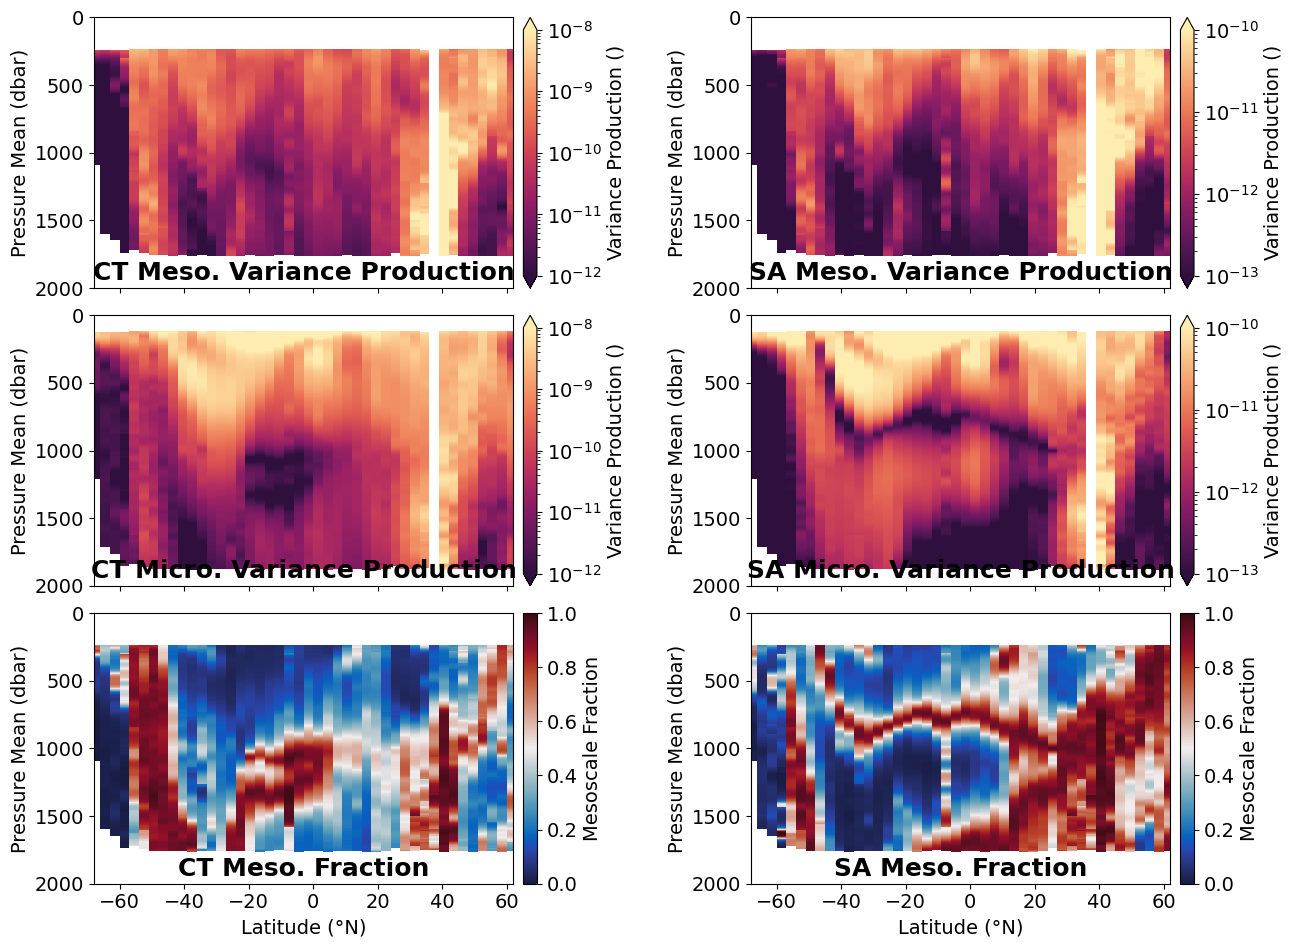
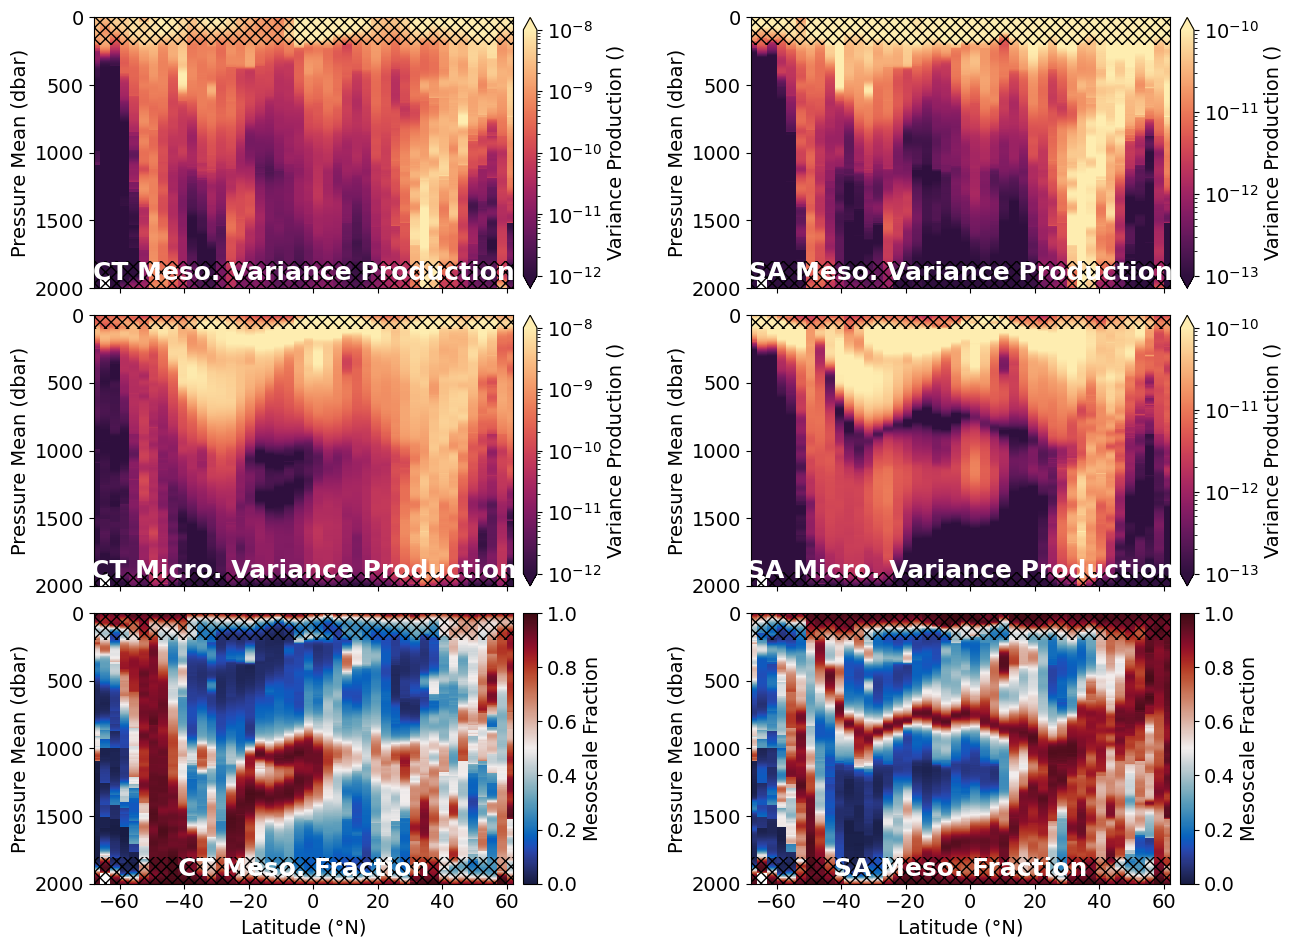
Unified diff of the notebook cell whose output changed from the first chart to the second:
--- before
+++ after
@@ -1,16 +1,23 @@
-lon = -25
+lon = -28
 shrink, pad = 1, 0.02
 
 # --- Configuration for each subplot ---
 fields = [
-    ("CT_e_VPR", cmo.matter_r, (1e-12, 1e-8),  "log", "Variance Production ()", "CT Meso. Variance Production"),
-    ("SA_e_VPR", cmo.matter_r, (1e-13, 1e-10),  "log", "Variance Production ()", "SA Meso. Variance Production"),
-    ("CT_m_VPR", cmo.matter_r, (1e-12, 1e-8),  "log", "Variance Production ()", "CT Micro. Variance Production"),
-    ("SA_m_VPR", cmo.matter_r, (1e-13, 1e-10),  "log", "Variance Production ()", "SA Micro. Variance Production"),
-    ("CT_meso_frac", cmo.balance, (0, 1),      "linear", "Mesoscale Fraction", "CT Meso. Fraction"),
-    ("SA_meso_frac", cmo.balance, (0, 1),      "linear", "Mesoscale Fraction", "SA Meso. Fraction"),]
+    ("CT_e_VPR", cmo.matter_r, (1e-12, 1e-8),  "log", "Variance Production ()", "CT Meso. Variance Production", 200),
+    ("SA_e_VPR", cmo.matter_r, (1e-13, 1e-10),  "log", "Variance Production ()", "SA Meso. Variance Production", 200),
+    ("CT_m_VPR", cmo.matter_r, (1e-12, 1e-8),  "log", "Variance Production ()", "CT Micro. Variance Production", 100),
+    ("SA_m_VPR", cmo.matter_r, (1e-13, 1e-10),  "log", "Variance Production ()", "SA Micro. Variance Production", 100),
+    ("CT_meso_frac", cmo.balance, (0, 1),      "linear", "Mesoscale Fraction", "CT Meso. Fraction", 200),
+    ("SA_meso_frac", cmo.balance, (0, 1),      "linear", "Mesoscale Fraction", "SA Meso. Fraction", 200),]
 
 # --- Helper function to plot each panel ---
-def plot_panel(ax, varname, cmap, vlims, norm_type, cbar_label, title, is_bottom_row):
+def add_hatching(ax, thickness):
+    # Top region (0–thickness)
+    ax.axhspan(0, thickness, facecolor='none', edgecolor='k', hatch='xxx', linewidth=0)
+
+    # Bottom region (2000–2000-thickness)
+    ax.axhspan(2000 - thickness, 2000, facecolor='none', edgecolor='k', hatch='xxx', linewidth=0)
+    
+def plot_panel(ax, varname, cmap, vlims, norm_type, cbar_label, title, is_bottom_row, thickness):
     da = ds_pbar_grid[varname].sel(LON=lon, method='nearest')
 
@@ -36,6 +43,9 @@
 
     # Title inside the panel, in gray
-    ax.text(0.5, 0.1, title, transform=ax.transAxes, ha='center', va='top', fontweight='bold', color='k', fontsize=plt.rcParams['axes.titlesize'])
+    ax.text(0.5, 0.1, title, transform=ax.transAxes, ha='center', va='top', fontweight='bold', color='white', fontsize=plt.rcParams['axes.titlesize'])
     ax.set_title('')
+
+    # Add hashed regions
+    add_hatching(ax, thickness)
 
 # --- Create figure and loop ---
@@ -44,7 +54,7 @@
 
 for i, ax in enumerate(axes):
-    var, cmap, vlims, norm_type, cbar_label, title = fields[i]
+    var, cmap, vlims, norm_type, cbar_label, title, thickness = fields[i]
     is_bottom_row = i >=4
-    plot_panel(ax, var, cmap, vlims, norm_type, cbar_label, title, is_bottom_row)
+    plot_panel(ax, var, cmap, vlims, norm_type, cbar_label, title, is_bottom_row, thickness)
 
 plt.subplots_adjust(wspace=0.3, hspace=0.1)

Commit: fig updates